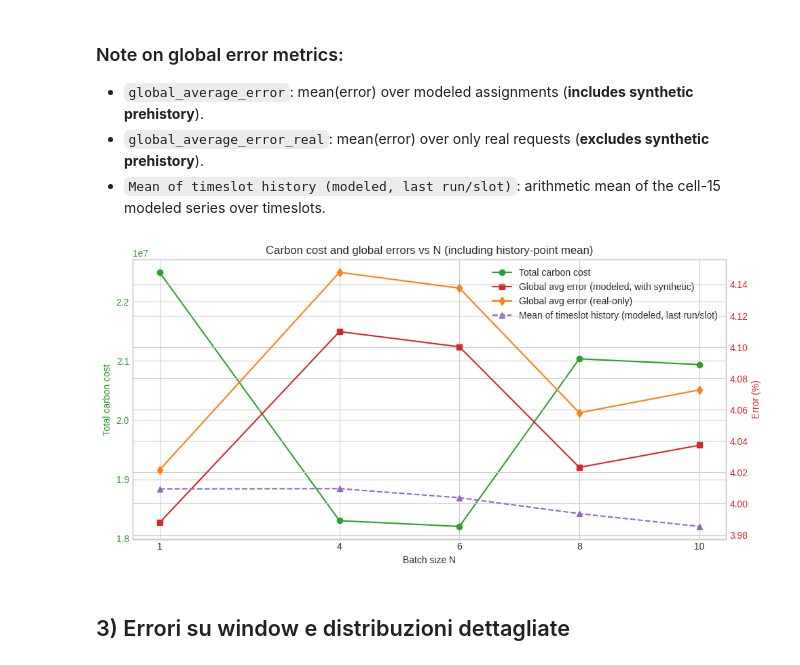
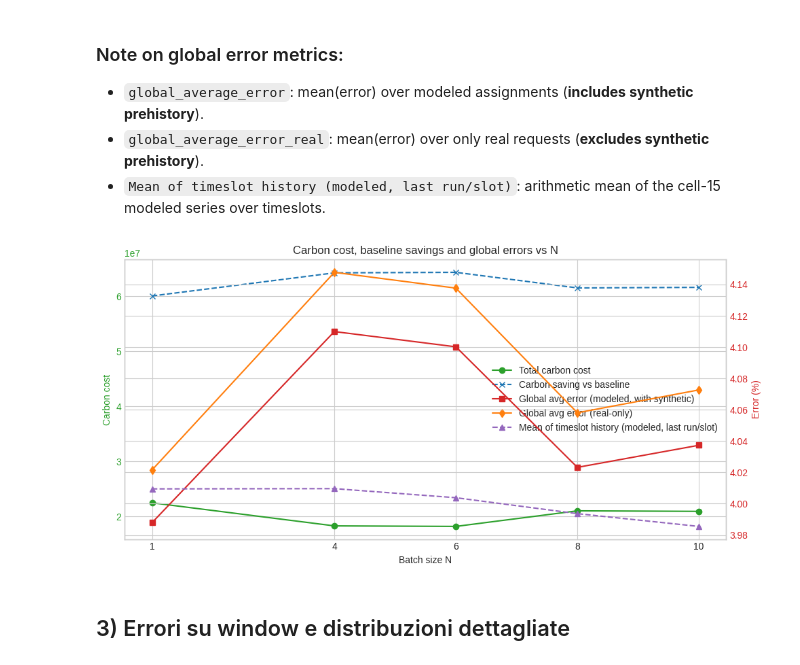
Before and after one commit to frenzis01/carbonshift, a Jupyter notebook: online2/notebooks/nshift_speed_analysis.ipynb, the cells around one changed output. Cells and saved outputs as stored; diff of their text form; code cells hidden in the pictures.

Commit message:
added baseline for comparison

```diff
--- a/online2/notebooks/nshift_speed_analysis.ipynb
+++ b/online2/notebooks/nshift_speed_analysis.ipynb
@@ -324,8 +334,26 @@ fig, ax1 = plt.subplots(figsize=(10, 5))
 x = summary_for_plot["batch_size"].astype(int)
 
 ax1.plot(x, summary_for_plot["total_carbon_cost"], marker="o", color="tab:green", label="Total carbon cost")
+# if "baseline_total_carbon_cost" in summary_for_plot.columns and not summary_for_plot.empty:
+#     baseline_cost = float(summary_for_plot["baseline_total_carbon_cost"].iloc[0])
+#     ax1.axhline(
+#         baseline_cost,
+#         color="tab:gray",
+#         linestyle=":",
+#         linewidth=2.0,
+#         label="Greedy baseline carbon cost",
+#     )
+if "carbon_cost_saving_vs_baseline" in summary_for_plot.columns:
+    ax1.plot(
+        x,
+        summary_for_plot["carbon_cost_saving_vs_baseline"],
+        marker="x",
+        linestyle="--",
+        color="tab:blue",
+        label="Carbon saving vs baseline",
+    )
 ax1.set_xlabel("Batch size N")
-ax1.set_ylabel("Total carbon cost", color="tab:green")
+ax1.set_ylabel("Carbon cost", color="tab:green")
 ax1.tick_params(axis="y", labelcolor="tab:green")
 ax1.set_xticks(x.tolist())
 
@@ -334,35 +362,35 @@ ax2.plot(
     x,
     summary_for_plot["global_average_error"],
     marker="s",
     color="tab:red",
     label="Global avg error (modeled, with synthetic)",
 )
 if "global_average_error_real" in summary_for_plot.columns:
     ax2.plot(
         x,
         summary_for_plot["global_average_error_real"],
         marker="d",
         color="tab:orange",
         label="Global avg error (real-only)",
     )
 ax2.plot(
     x,
     summary_for_plot["history_avg_modeled_last_run"],
     marker="^",
     linestyle="--",
     color="tab:purple",
     label="Mean of timeslot history (modeled, last run/slot)",
 )
 ax2.set_ylabel("Error (%)", color="tab:red")
 ax2.tick_params(axis="y", labelcolor="tab:red")
 
 lines1, labels1 = ax1.get_legend_handles_labels()
 lines2, labels2 = ax2.get_legend_handles_labels()
 ax1.legend(lines1 + lines2, labels1 + labels2, loc="best")
-ax1.set_title("Carbon cost and global errors vs N (including history-point mean)")
+ax1.set_title("Carbon cost, baseline savings and global errors vs N")
 plt.tight_layout()
 # %% [output]
-[figure, old version]
+[figure, new version]
 # %% [markdown]
 ## 3) Errori su window e distribuzioni dettagliate
 # %%
```
Also changed, not shown: parts of 5 cells of this notebook, 7 other files.
